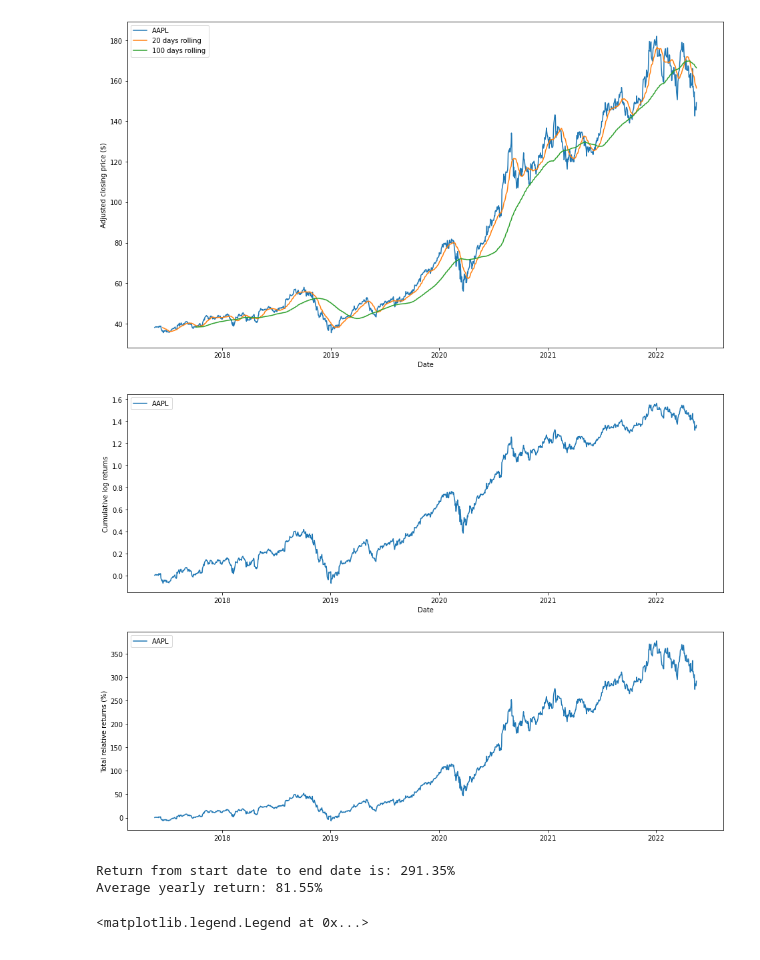
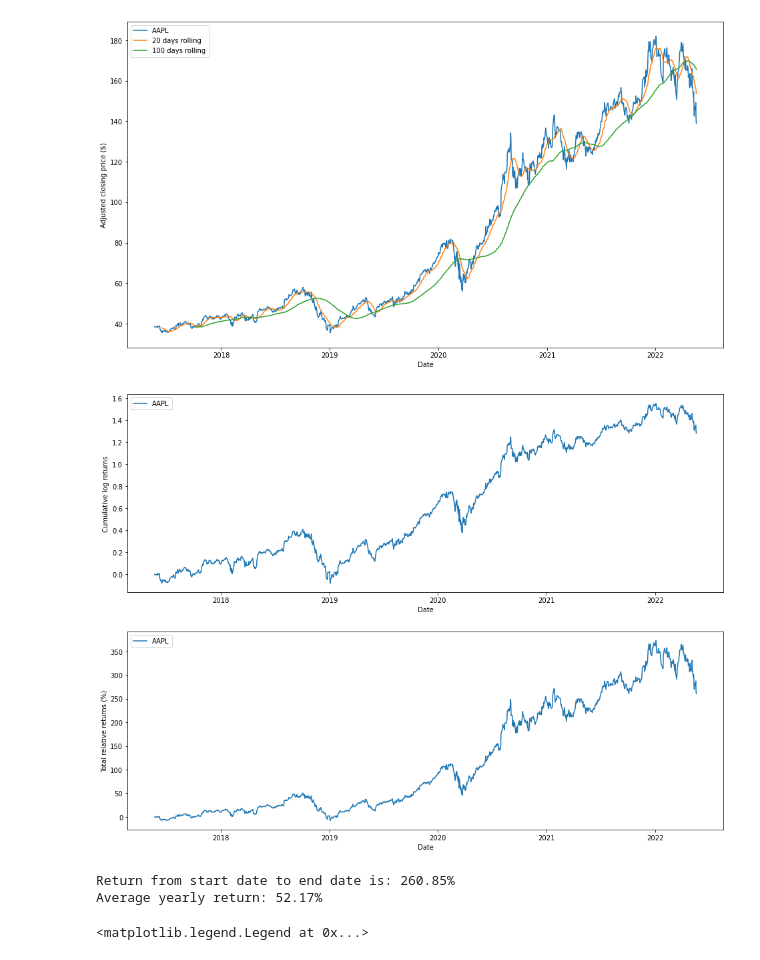
Before and after one commit to ArshSiddiqui/StockAnalysis, a Jupyter notebook: StockAnalysis.ipynb, the cells around one changed output. Saved outputs shown, nothing was run; the diff lists cells and outputs as text; code cells hidden in the pictures.

```diff
--- a/StockAnalysis.ipynb
+++ b/StockAnalysis.ipynb
@@ -100,39 +101,39 @@ ax.legend()
 # %%
 values = close
 
 log_returns = np.log(values).diff()
 
 fig, (ax1, ax2) = plt.subplots(2, 1, figsize=(16, 12))
 
 ax1.plot(log_returns.index, log_returns.cumsum(), label=ticker)
 
 ax1.set_ylabel('Cumulative log returns')
 ax1.set_xlabel('Date')
 ax1.legend(loc='best')
 
 ax2.plot(log_returns.index, 100*(np.exp(log_returns.cumsum()) - 1), label=ticker)
 
 ax2.set_ylabel('Total relative returns (%)')
-ax1.set_xlabel('Date')
+ax2.set_xlabel('Date')
 ax2.legend(loc='best')
 
 plt.show()
 # %% [output]
-[figure, old version]
+[figure, new version]
 # %%
-days = data.shape[0]
+days = timeline
 years = days / 365
 
 final_returns = 100*(np.exp(log_returns.cumsum()) - 1)[-1]
 
-print('Return from start date to end date is: ' + '{:.2f}'.format(total_returns) + '%')
+print('Return from start date to end date is: ' + '{:.2f}'.format(final_returns) + '%')
 
 final_returns_per_year = final_returns / years
 
 print('Average yearly return: ' + '{:.2f}'.format(final_returns_per_year) + '%')
 # %% [output]
-Return from start date to end date is: 291.35%
-Average yearly return: 81.55%
+Return from start date to end date is: 260.85%
+Average yearly return: 52.17%
 # %%
 #Using exponential moving average
 
```
Also changed, not shown: parts of 7 cells of this notebook.
